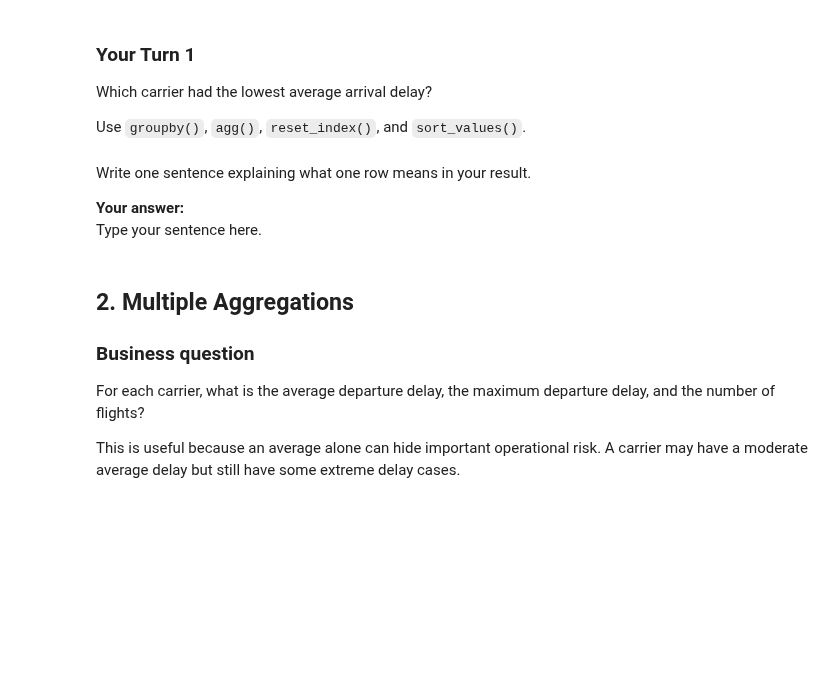
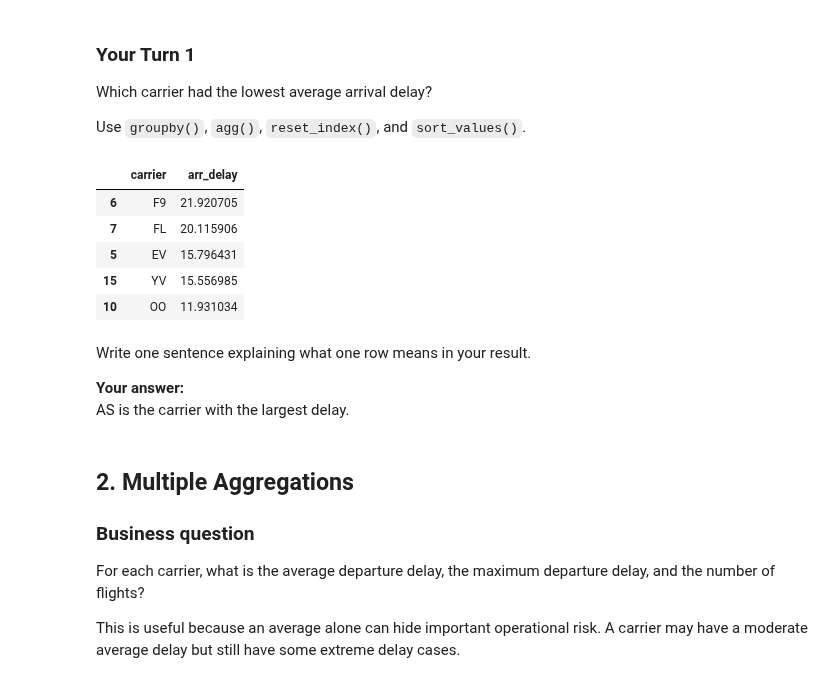
Before and after one commit to Landorodd/BAN6003-week-7-8, a Jupyter notebook: notebooks/module7_aggregation_reshaping_guided_lab.ipynb, the cells around one changed output. Saved outputs shown, nothing was run; the diff lists cells and outputs as text; code cells hidden in the pictures; blank space fills up the shorter version.

```diff
--- a/notebooks/module7_aggregation_reshaping_guided_lab.ipynb
+++ b/notebooks/module7_aggregation_reshaping_guided_lab.ipynb
@@ -119,11 +163,23 @@ Use `groupby()`, `agg()`, `reset_index()`, and `sort_values()`.
 # %%
 # Your Turn 1
 # Which carrier had the lowest average arrival delay?
+carrier_delay = flights.groupby("carrier").agg({
+    "arr_delay": "mean"
+}).reset_index()
+
+carrier_delay.sort_values("arr_delay", ascending=False).head()
+# %% [output]
+|  | carrier | arr_delay |
+| 6 | F9 | 21.920705 |
+| 7 | FL | 20.115906 |
+| 5 | EV | 15.796431 |
+| 15 | YV | 15.556985 |
+| 10 | OO | 11.931034 |
 # %% [markdown]
 Write one sentence explaining what one row means in your result.
 
 **Your answer:**
-Type your sentence here.
+AS is the carrier with the largest delay.
 # %% [markdown]
 ## 2. Multiple Aggregations
 
```
Also changed, not shown: parts of 21 cells of this notebook.
